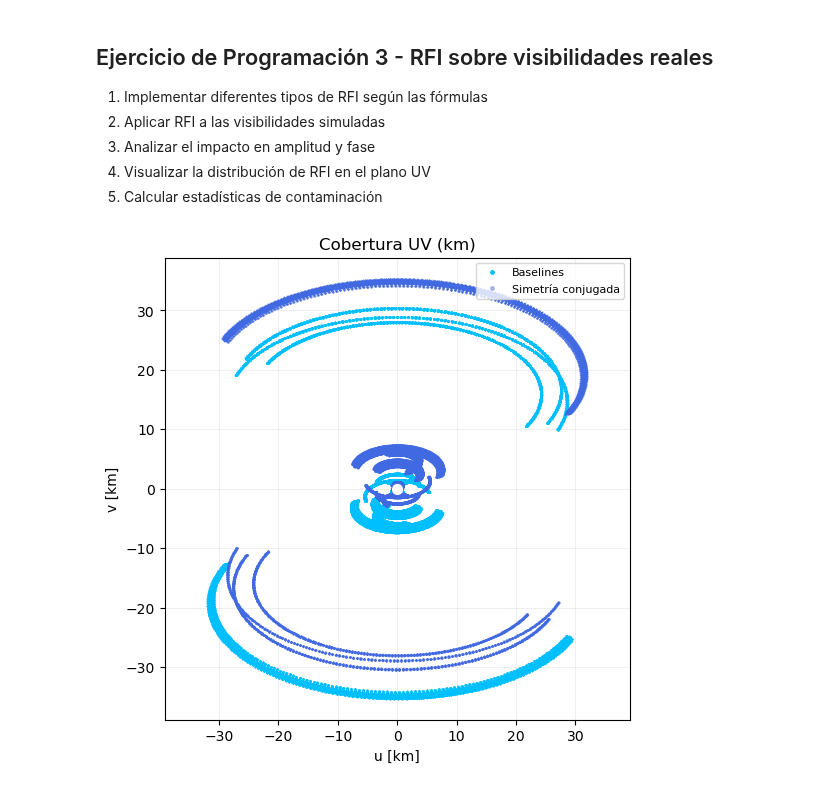
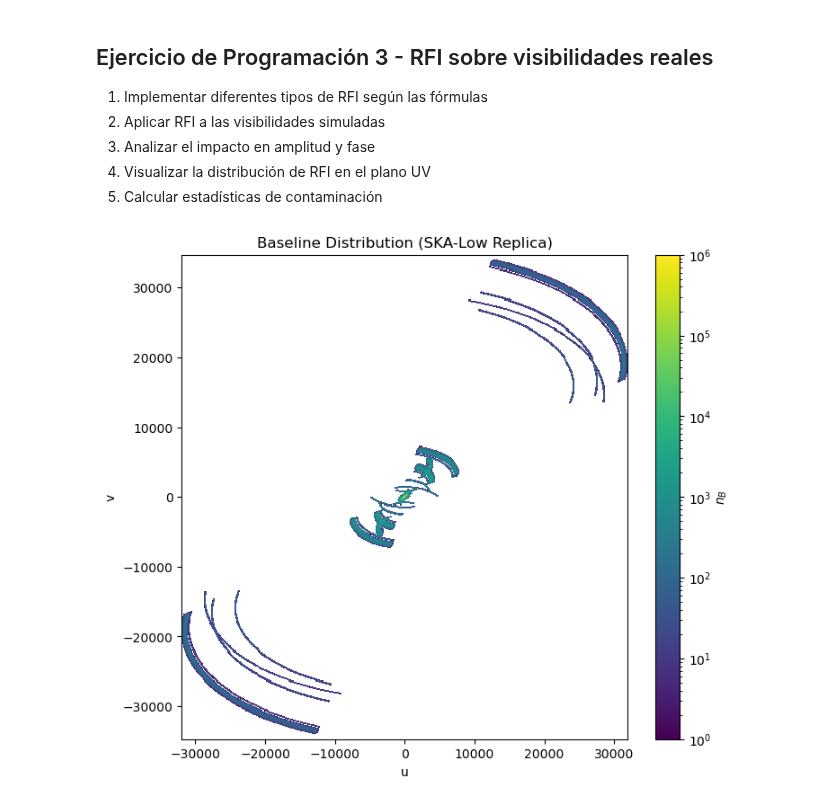
Before and after one commit to Mieres7/RadioInterferometry, a Jupyter notebook: TallerDeInvestigación/RFI.ipynb, the cells around one changed output. Cells and saved outputs as stored; diff of their text form; code cells hidden in the pictures.

```diff
--- a/TallerDeInvestigación/RFI.ipynb
+++ b/TallerDeInvestigación/RFI.ipynb
@@ -25,27 +25,28 @@ from modules.plots import plot_uv_coverage
 # %%
 # simulate visibilities no grid
 SKA_LOW_AA1 = {
     "latitude": -26.696,
     "longitude": 116.637,
     "file_route": "../antenna_arrays/ska_low_AA2.cfg",
     "ra-dec": [0, -30],
-    "utc_start": "2023-11-21T00:00:00",
-    "utc_end": "2023-11-21T12:00:00",
-    "step_min": 5,
-    "n_freqs": 100,
+    "utc_start": "2023-11-21T01:00:00",
+    "utc_end": "2023-11-21T06:00:00",
+    "step_min": 0.5,
+    "n_freqs": 150,
     'bandwidth': 1e06, # Mhz
     "interferometer": {
         "name": "SKA_LOW",
         "band_name": "BAND"
     },
     "n_sources": 10,
-    "max_offset_deg": 1,
-    "flux_range": [0.1, 2.0],
-    "seed": 42
+    "max_offset_deg": 1.0,
+    "flux_range": [0.1, 2,0],
+    # "seed": 42
 }
 
-V, uvw, uvw_lambda, [frequencies, channel_bandwidth], baselines_enu, _ , _ = visibilities_simulation(SKA_LOW_AA1)
+V, uvw, uvw_lambda, [frequencies, channel_bandwidth], baselines_enu, _ , _ , times_sec = visibilities_simulation(SKA_LOW_AA1)
 
-plot_uv_coverage(uvw, unit='km')
+# plot_uv_coverage(uvw, unit='km')
+plot_uv_coverage_2(uvw, 512)
 # %% [output]
-[figure, old version]
+[figure, new version]
```
Also changed, not shown: parts of 17 cells of this notebook, 4 other files.
